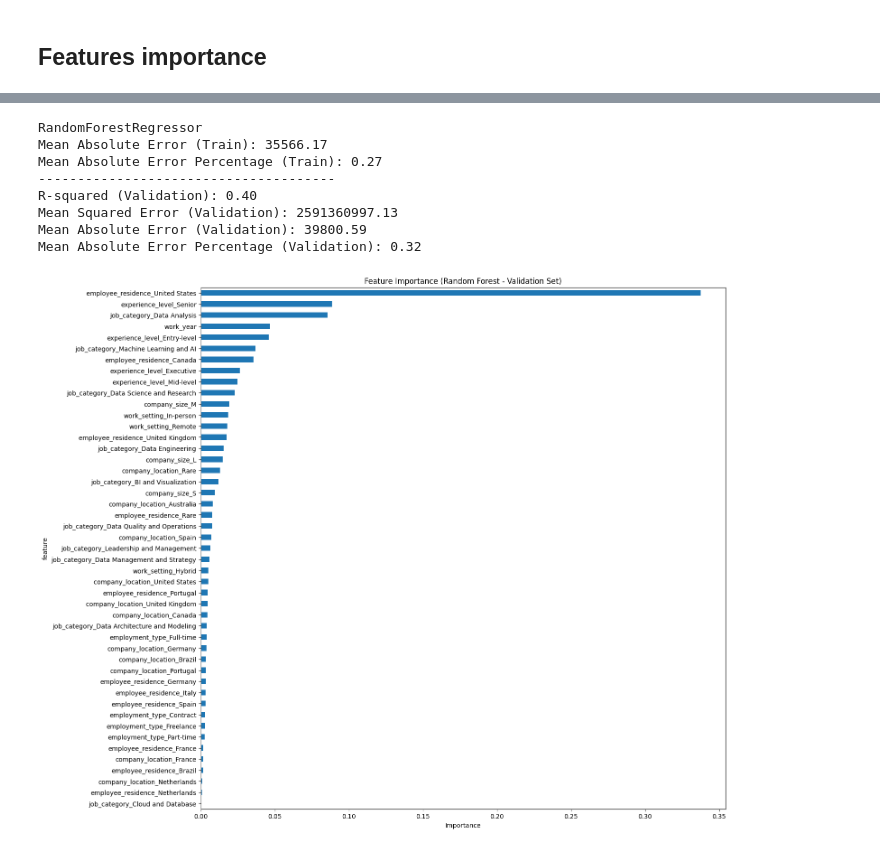
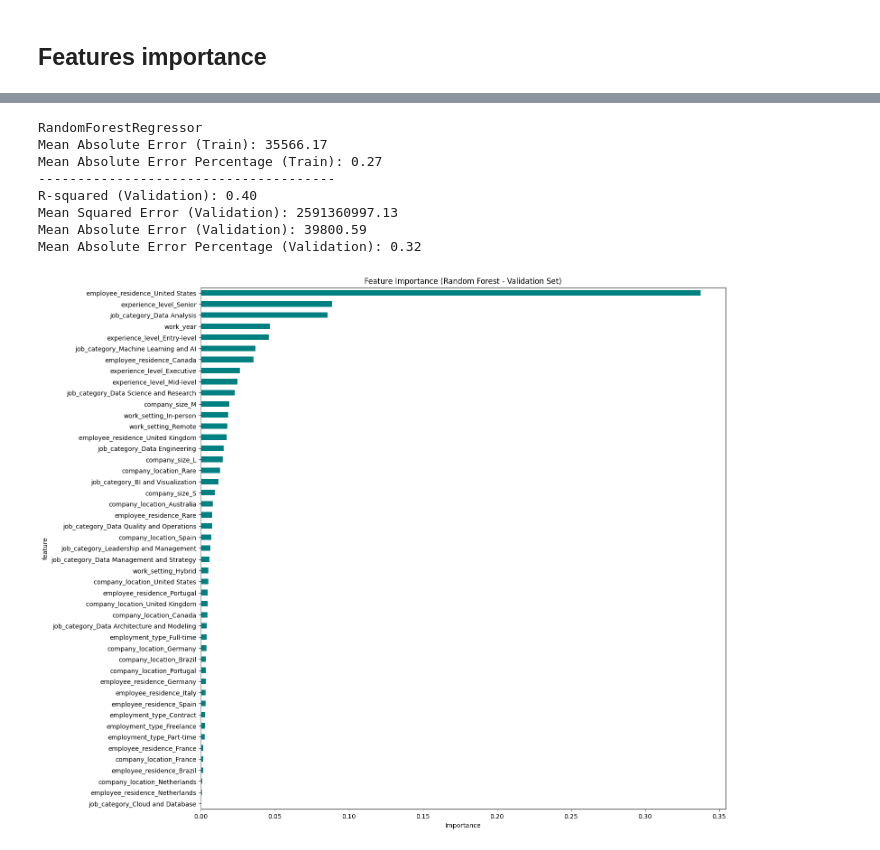
Before and after one commit to olgazju/project_salary_prediction, a Jupyter notebook: EDA.ipynb, the cells around one changed output, grey strips where cells are left out. Saved outputs shown, nothing was run; the diff lists cells and outputs as text; code cells hidden in the pictures.

```diff
--- a/EDA.ipynb
+++ b/EDA.ipynb
@@ -425,27 +582,26 @@ Mean Absolute Error Percentage (Validation): 0.31
 # %%
 rf_reg = RandomForestRegressor(random_state=42)
 rf_reg.fit(X_train, y_train)
 print("RandomForestRegressor")
 print_metrics(rf_reg, X_train, y_train, X_val, y_val)
 print("")
 
 importance_val_rf = rf_reg.feature_importances_
 feature_importance_val_rf = pd.DataFrame({'feature': X_train.columns, 'importance': importance_val_rf})
 feature_importance_val_rf.sort_values(by='importance', ascending=True, inplace=True)
 
-# Plot Feature Importance for Random Forest
 plt.figure(figsize=(15, 15))
-feature_importance_val_rf.set_index('feature')['importance'].plot(kind='barh')
+feature_importance_val_rf.set_index('feature')['importance'].plot(kind='barh', color="teal")
 plt.title('Feature Importance (Random Forest - Validation Set)')
 plt.xlabel('Importance')
 plt.show()
 # %% [output]
 RandomForestRegressor
 Mean Absolute Error (Train): 35566.17
 Mean Absolute Error Percentage (Train): 0.27
 --------------------------------------
 R-squared (Validation): 0.40
 Mean Squared Error (Validation): 2591360997.13
 Mean Absolute Error (Validation): 39800.59
 Mean Absolute Error Percentage (Validation): 0.32
-[figure, old version]
+[figure, new version]
```
Also changed, not shown: parts of 40 cells of this notebook, 1 other file.
